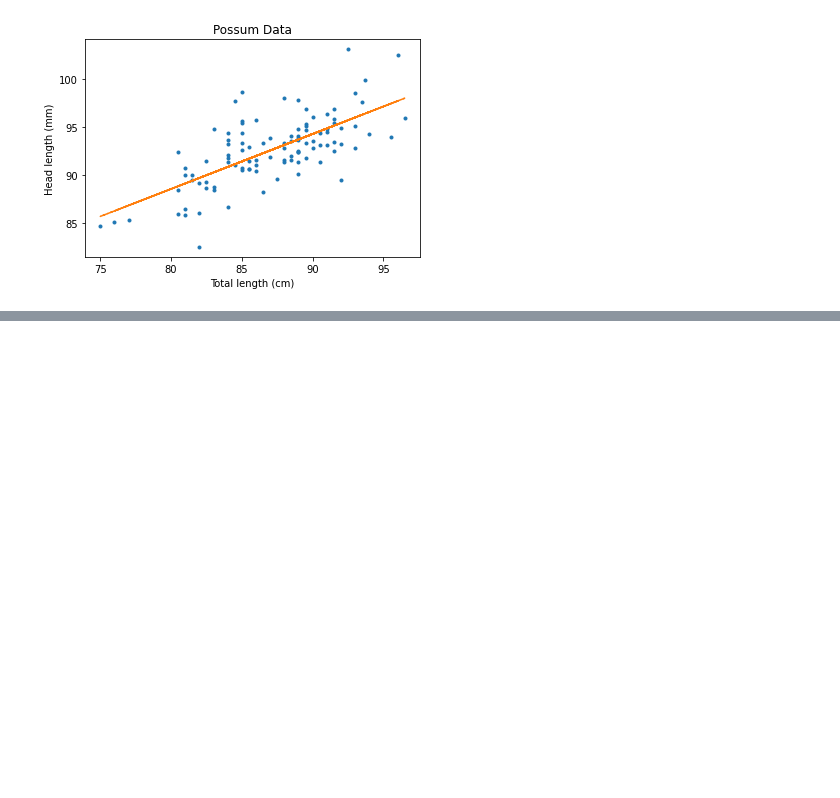
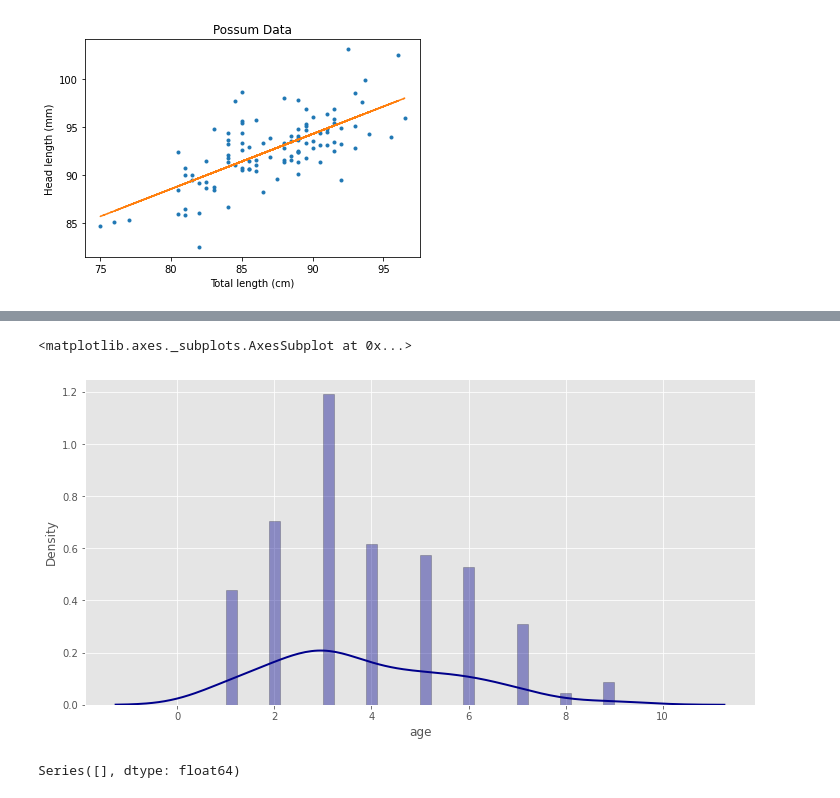
Before and after one commit to TenzinYangzom158/Machine-Learning---01, a Jupyter notebook: Lab2_LinearRegression.ipynb, the cells around one changed output, grey strips where cells are left out. Cells and saved outputs as stored; diff of their text form; code cells hidden in the pictures; blank space fills up the shorter version.

```diff
--- a/Lab2_LinearRegression.ipynb
+++ b/Lab2_LinearRegression.ipynb
@@ -69,0 +170,14 @@ Predicted headlength =  [[99.4270203]]
+# %%
+# Density Plot and Histogram of Age..Showcases positive skewness. Tail is to the right of Mean.
+import warnings
+import seaborn as sns
+warnings.simplefilter(action='ignore', category=FutureWarning)
+#
+plt.figure(figsize=(12,6))
+sns.distplot(train['age'], hist=True, kde=True,
+             bins=int(180/5), color = 'darkblue',
+             hist_kws={'edgecolor':'black'},
+             kde_kws={'linewidth': 2})
+# %% [output]
+<matplotlib.axes._subplots.AxesSubplot at 0x...>
+[figure, added]
@@ -69,0 +190,7 @@ Predicted headlength =  [[99.4270203]]
+# %%
+# drop columns with percentage of missing values > 80%
+train_percentage = train.isnull().sum() / train.shape[0]
+print (train_percentage[train_percentage > 0.80])
+train = train.drop(train_percentage[train_percentage > 0.80].index, axis = 1)
+# %% [output]
+Series([], dtype: float64)
```
Also changed, not shown: parts of 37 cells of this notebook.
